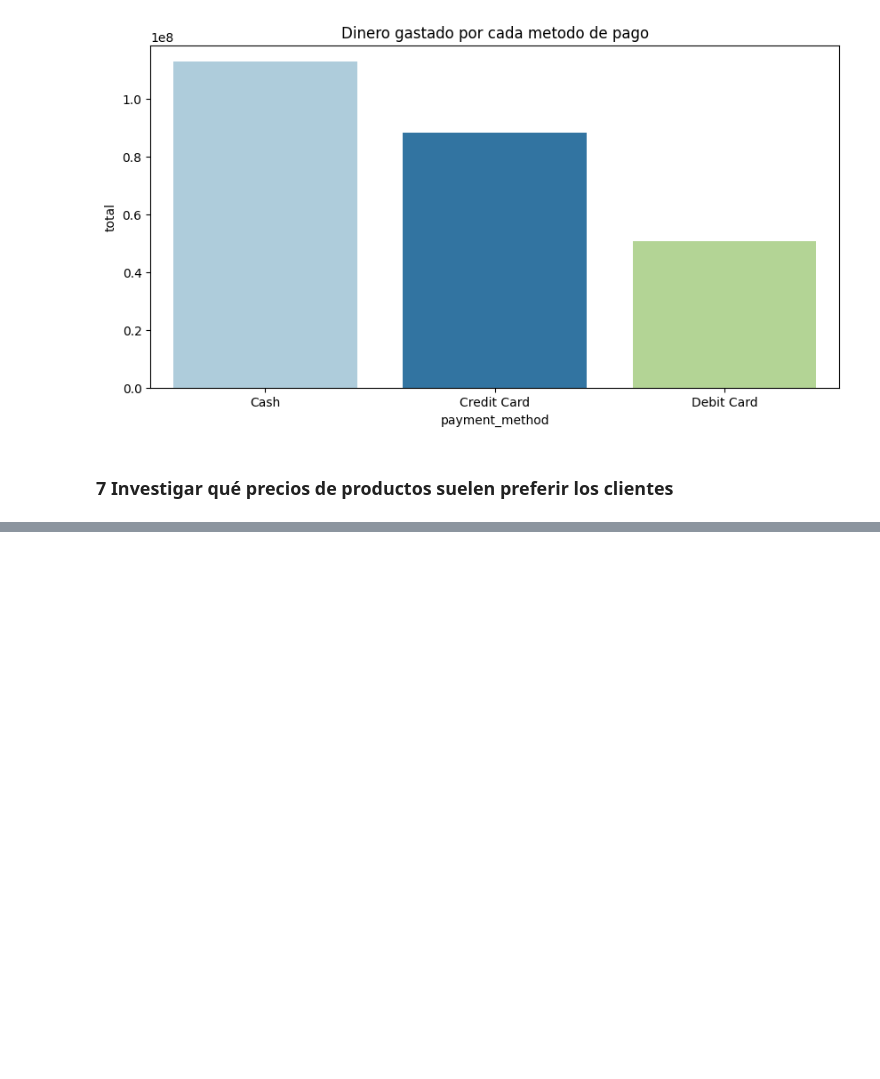
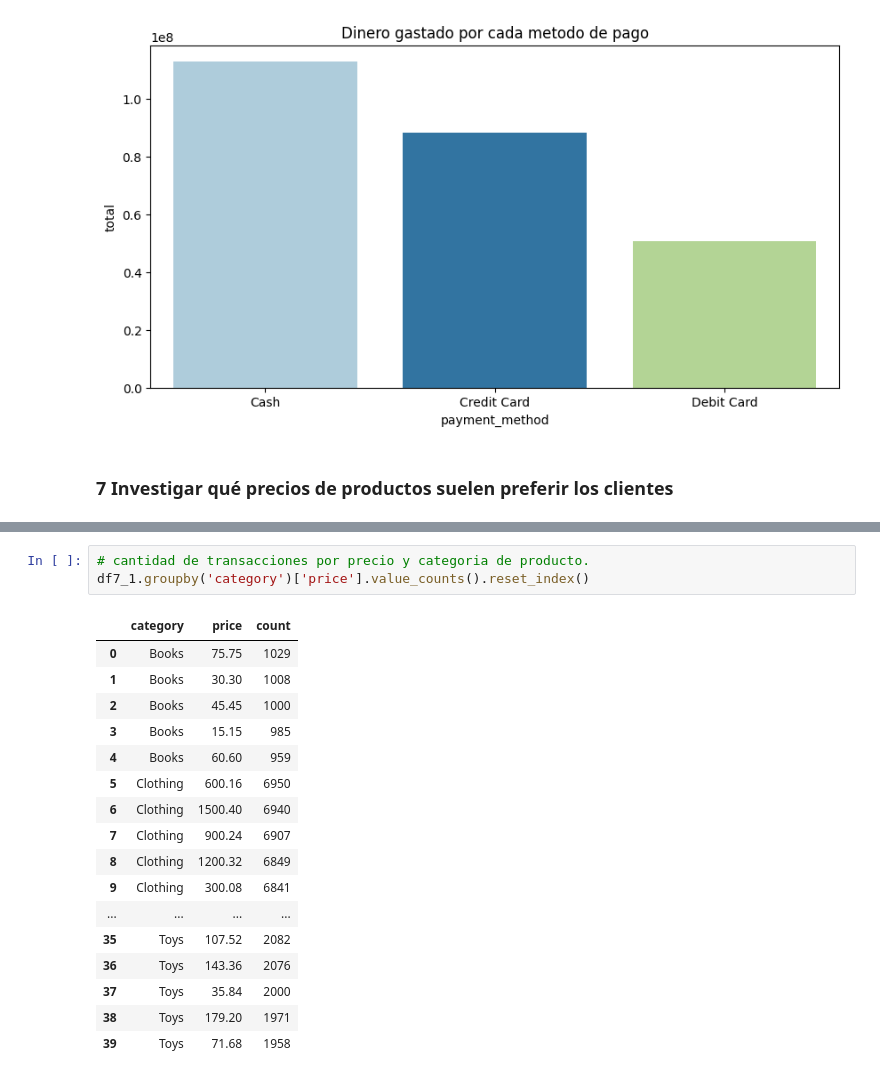
Before and after one commit to sleepmagnus/retail_analysis, a Jupyter notebook: retail.ipynb, the cells around one changed output, grey strips where cells are left out. Cells and saved outputs as stored; diff of their text form; blank space fills up the shorter version.

```diff
--- a/retail.ipynb
+++ b/retail.ipynb
@@ -364,0 +449,21 @@ Passing `palette` without assigning `hue` is deprecated and will be removed in v
+# %%
+# cantidad de transacciones por precio y categoria de producto.
+df7_1.groupby('category')['price'].value_counts().reset_index()
+# %% [output]
+|  | category | price | count |
+| 0 | Books | 75.75 | 1029 |
+| 1 | Books | 30.30 | 1008 |
+| 2 | Books | 45.45 | 1000 |
+| 3 | Books | 15.15 | 985 |
+| 4 | Books | 60.60 | 959 |
+| 5 | Clothing | 600.16 | 6950 |
+| 6 | Clothing | 1500.40 | 6940 |
+| 7 | Clothing | 900.24 | 6907 |
+| 8 | Clothing | 1200.32 | 6849 |
+| 9 | Clothing | 300.08 | 6841 |
+| ... | ... | ... | ... |
+| 35 | Toys | 107.52 | 2082 |
+| 36 | Toys | 143.36 | 2076 |
+| 37 | Toys | 35.84 | 2000 |
+| 38 | Toys | 179.20 | 1971 |
+| 39 | Toys | 71.68 | 1958 |
```
Also changed, not shown: parts of 8 cells of this notebook.
